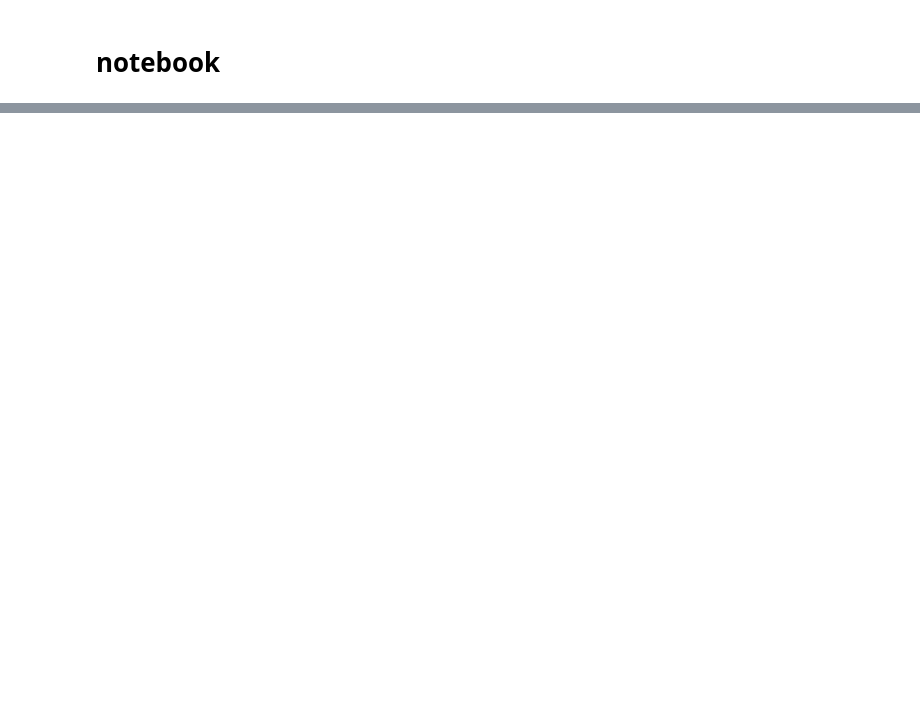
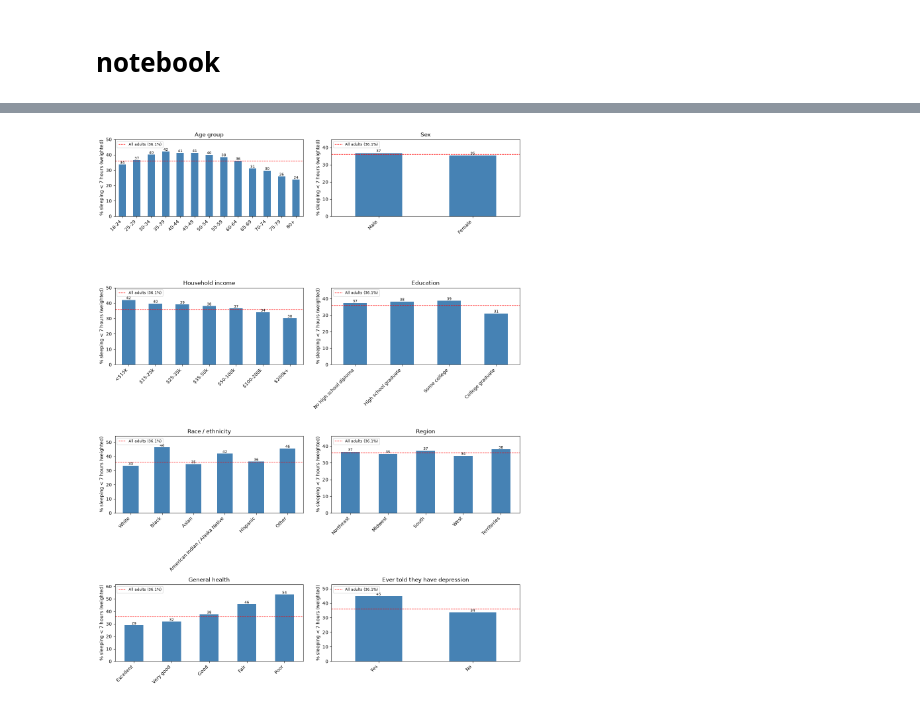
Before and after one commit to nronen29/sleep-prediction-brfss, a Jupyter notebook: sleep_prediction_brfss.ipynb, the cells around one changed output, grey strips where cells are left out. Cells and saved outputs as stored; diff of their text form; code cells hidden in the pictures; blank space fills up the shorter version.

```diff
--- a/sleep_prediction_brfss.ipynb
+++ b/sleep_prediction_brfss.ipynb
@@ -103,0 +375,43 @@ for year, xpt_path in DATA_FILES.items():
+# %%
+# Weighted insufficient-sleep rate within each group.
+# Category labels come from the 2022 codebook. People with a missing answer are left out of that chart.
+LABELS = {
+    "_AGEG5YR": {1: "18-24", 2: "25-29", 3: "30-34", 4: "35-39", 5: "40-44", 6: "45-49", 7: "50-54",
+                 8: "55-59", 9: "60-64", 10: "65-69", 11: "70-74", 12: "75-79", 13: "80+"},
+    "SEXVAR":   {1: "Male", 2: "Female"},
+    "_INCOMG1": {1: "<$15k", 2: "$15-25k", 3: "$25-35k", 4: "$35-50k", 5: "$50-100k", 6: "$100-200k", 7: "$200k+"},
+    "_EDUCAG":  {1: "No high school diploma", 2: "High school graduate", 3: "Some college", 4: "College graduate"},
+    "_IMPRACE": {1: "White", 2: "Black", 3: "Asian", 4: "American Indian / Alaska Native", 5: "Hispanic", 6: "Other"},
+    "GENHLTH":  {1: "Excellent", 2: "Very good", 3: "Good", 4: "Fair", 5: "Poor"},
+    "ADDEPEV3": {1: "Yes", 2: "No"},
+}
+REGION_ORDER = ["Northeast", "Midwest", "South", "West", "Territories"]
+
+def weighted_rate(data, col):
+    """Weighted % of people with insufficient sleep in each category of col."""
+    weighted_target = data["insufficient_sleep"] * data[WEIGHT_COL]
+    return 100 * weighted_target.groupby(data[col]).sum() / data[WEIGHT_COL].groupby(data[col]).sum()
+
+PANELS = [("_AGEG5YR", "Age group"), ("SEXVAR", "Sex"), ("_INCOMG1", "Household income"),
+          ("_EDUCAG", "Education"), ("_IMPRACE", "Race / ethnicity"), ("region", "Region"),
+          ("GENHLTH", "General health"), ("ADDEPEV3", "Ever told they have depression")]
+
+fig, axes = plt.subplots(4, 2, figsize=(13, 17))
+for ax, (col, title) in zip(axes.flat, PANELS):
+    rates = weighted_rate(df_clean, col)
+    rates = rates.reindex(REGION_ORDER) if col == "region" else rates.rename(index=LABELS[col])
+    rates.plot.bar(ax=ax, color="steelblue")
+    ax.axhline(overall_weighted, color="red", linestyle="--", linewidth=1,
+               label=f"All adults ({overall_weighted:.1f}%)")
+    for i, v in enumerate(rates):
+        ax.text(i, v + 0.5, f"{v:.0f}", ha="center", fontsize=8)
+    ax.set_title(title)
+    ax.set_xlabel("")
+    ax.set_ylabel("% sleeping < 7 hours (weighted)")
+    ax.set_ylim(0, rates.max() + 8)
+    plt.setp(ax.get_xticklabels(), rotation=45, ha="right")
+    ax.legend(fontsize=8, loc="upper left")
+plt.tight_layout()
+plt.show()
+# %% [output]
+[figure, added]
```
Also changed, not shown: parts of 31 cells of this notebook, 1 other file.
